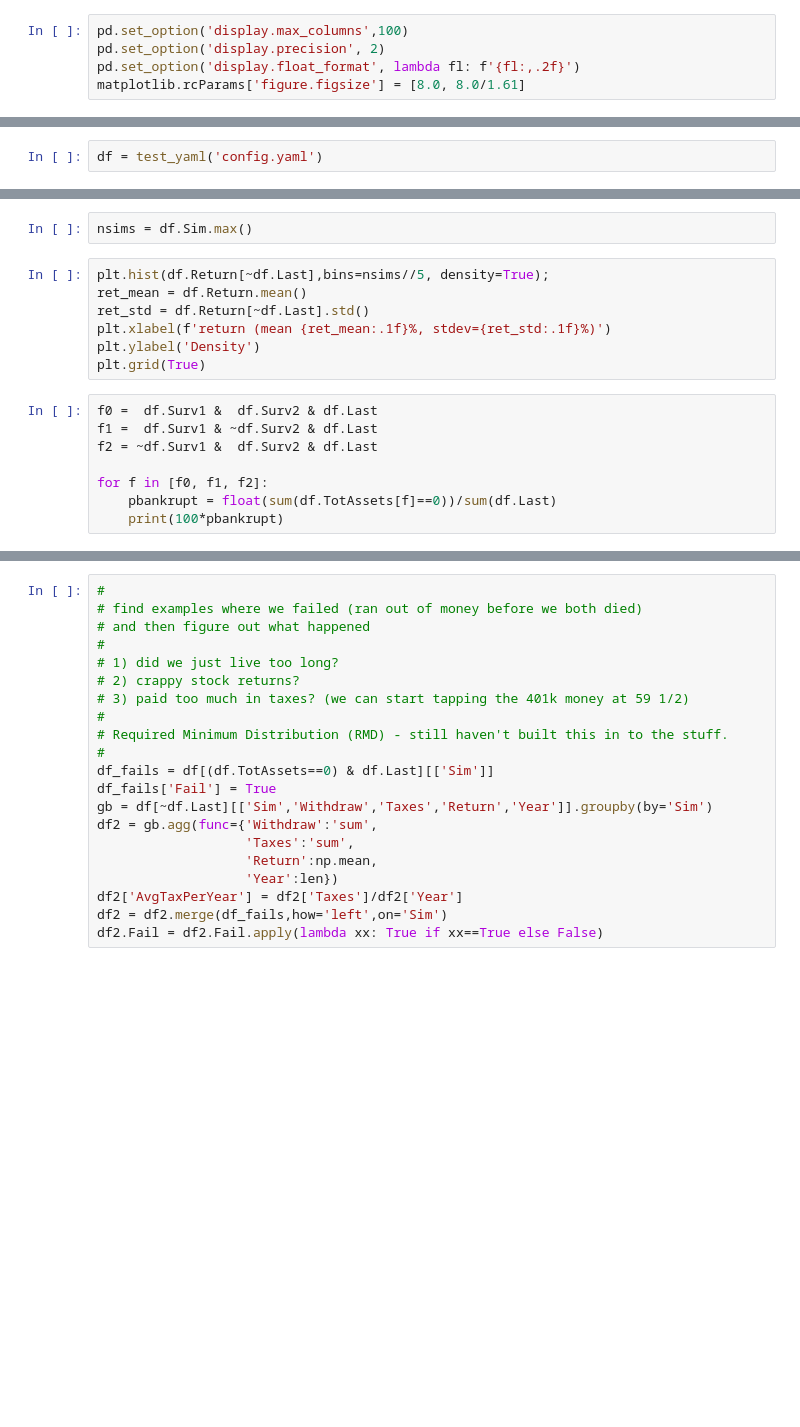
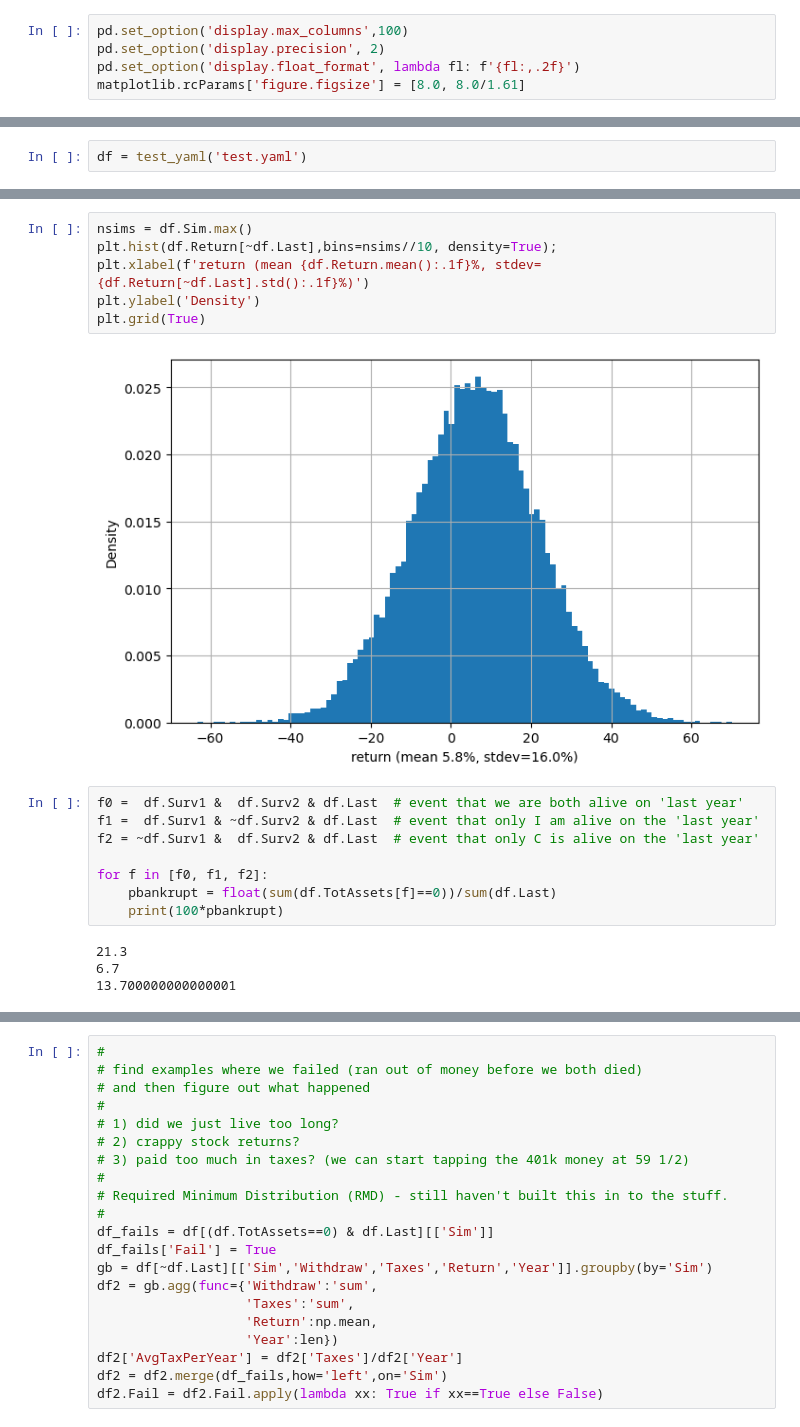
Before and after one commit to mcjcode/spendr, a Jupyter notebook: Spendr.ipynb, the cells around one changed output, grey strips where cells are left out. Drawn from its saved outputs; the diff is of its cells as text; blank space fills up the shorter version.

```diff
--- a/Spendr.ipynb
+++ b/Spendr.ipynb
@@ -18,4 +19,4 @@ import tax; reload(tax);
 import policies; reload(policies);
 import simulate; reload(simulate); from simulate import *
 # %%
-df = test_yaml('config.yaml')
+df = test_yaml('test.yaml')
@@ -22,20 +38,23 @@ df = test_yaml('config.yaml')
-# %%
-nsims = df.Sim.max()
 # %%
-plt.hist(df.Return[~df.Last],bins=nsims//5, density=True);
-ret_mean = df.Return.mean()
-ret_std = df.Return[~df.Last].std()
-plt.xlabel(f'return (mean {ret_mean:.1f}%, stdev={ret_std:.1f}%)')
+nsims = df.Sim.max()
+plt.hist(df.Return[~df.Last],bins=nsims//10, density=True);
+plt.xlabel(f'return (mean {df.Return.mean():.1f}%, stdev={df.Return[~df.Last].std():.1f}%)')
 plt.ylabel('Density')
 plt.grid(True)
+# %% [output]
+[figure, added]
 # %%
-f0 =  df.Surv1 &  df.Surv2 & df.Last
-f1 =  df.Surv1 & ~df.Surv2 & df.Last
-f2 = ~df.Surv1 &  df.Surv2 & df.Last
+f0 =  df.Surv1 &  df.Surv2 & df.Last  # event that we are both alive on 'last year'
+f1 =  df.Surv1 & ~df.Surv2 & df.Last  # event that only I am alive on the 'last year'
+f2 = ~df.Surv1 &  df.Surv2 & df.Last  # event that only C is alive on the 'last year'
 
 for f in [f0, f1, f2]:
     pbankrupt = float(sum(df.TotAssets[f]==0))/sum(df.Last)
     print(100*pbankrupt)
+# %% [output]
+21.3
+6.7
+13.700000000000001
 # %%
 pbankrupt = float(sum(df.TotAssets[df.Last]==0))/sum(df.Last)
 #print(pbankrupt)
```
Also changed, not shown: parts of 8 cells of this notebook, 6 other files.
